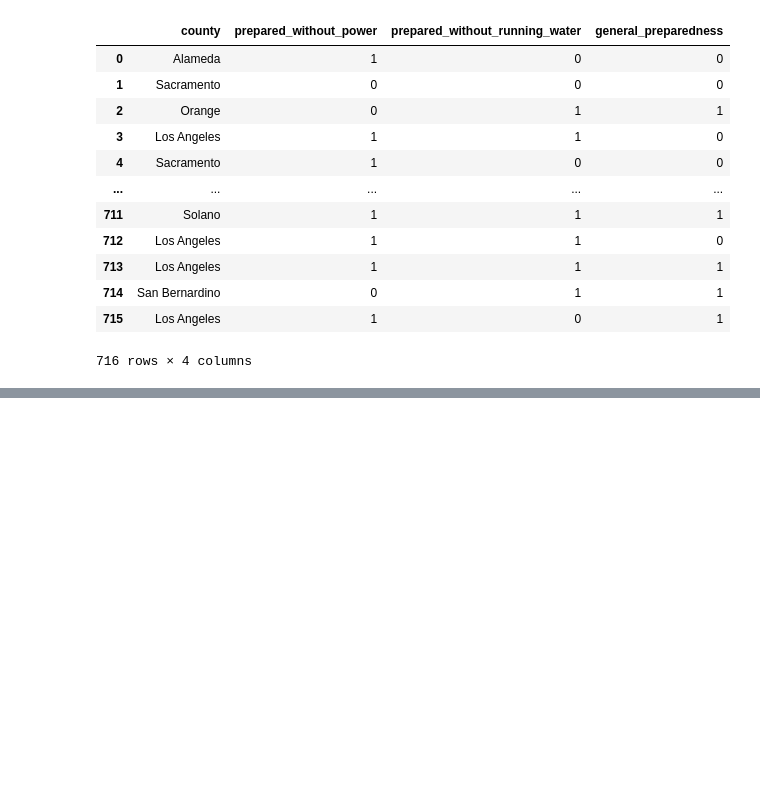
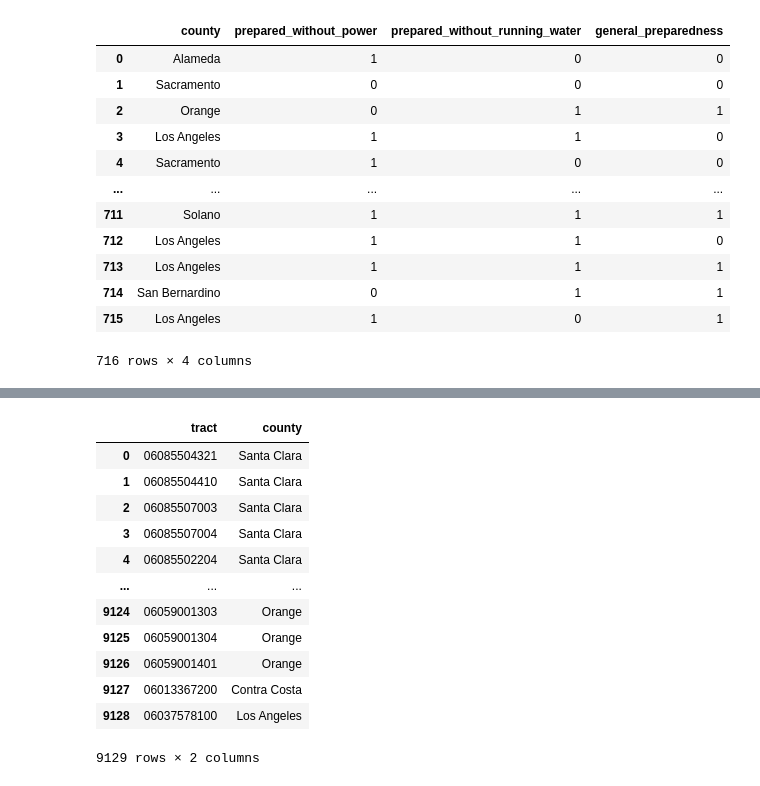
Before and after one commit to Eagle-Rock-Analytics/carb-climate-index, a Jupyter notebook: scripts/data_metric_calc/governance_fema_household_survey.ipynb, the cells around one changed output, grey strips where cells are left out. Cells and saved outputs as stored; diff of their text form; code cells hidden in the pictures; blank space fills up the shorter version.

```diff
--- a/scripts/data_metric_calc/governance_fema_household_survey.ipynb
+++ b/scripts/data_metric_calc/governance_fema_household_survey.ipynb
@@ -233,0 +272,16 @@ fema_household_metric
+# %%
+ca_tract_county
+# %% [output]
+|  | tract | county |
+| 0 | 06085504321 | Santa Clara |
+| 1 | 06085504410 | Santa Clara |
+| 2 | 06085507003 | Santa Clara |
+| 3 | 06085507004 | Santa Clara |
+| 4 | 06085502204 | Santa Clara |
+| ... | ... | ... |
+| 9124 | 06059001303 | Orange |
+| 9125 | 06059001304 | Orange |
+| 9126 | 06059001401 | Orange |
+| 9127 | 06013367200 | Contra Costa |
+| 9128 | 06037578100 | Los Angeles |
+9129 rows × 2 columns
```
Also changed, not shown: parts of 15 cells of this notebook.
